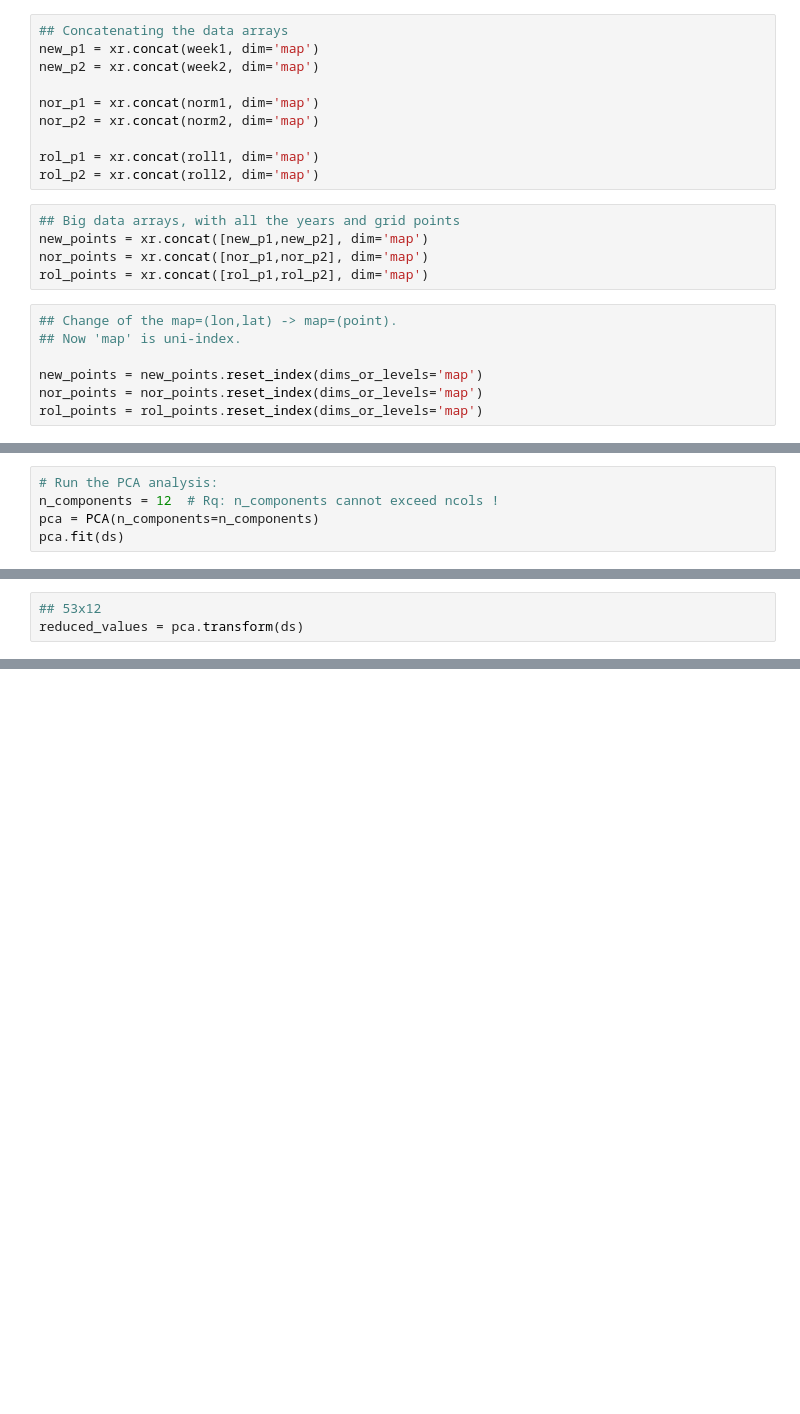
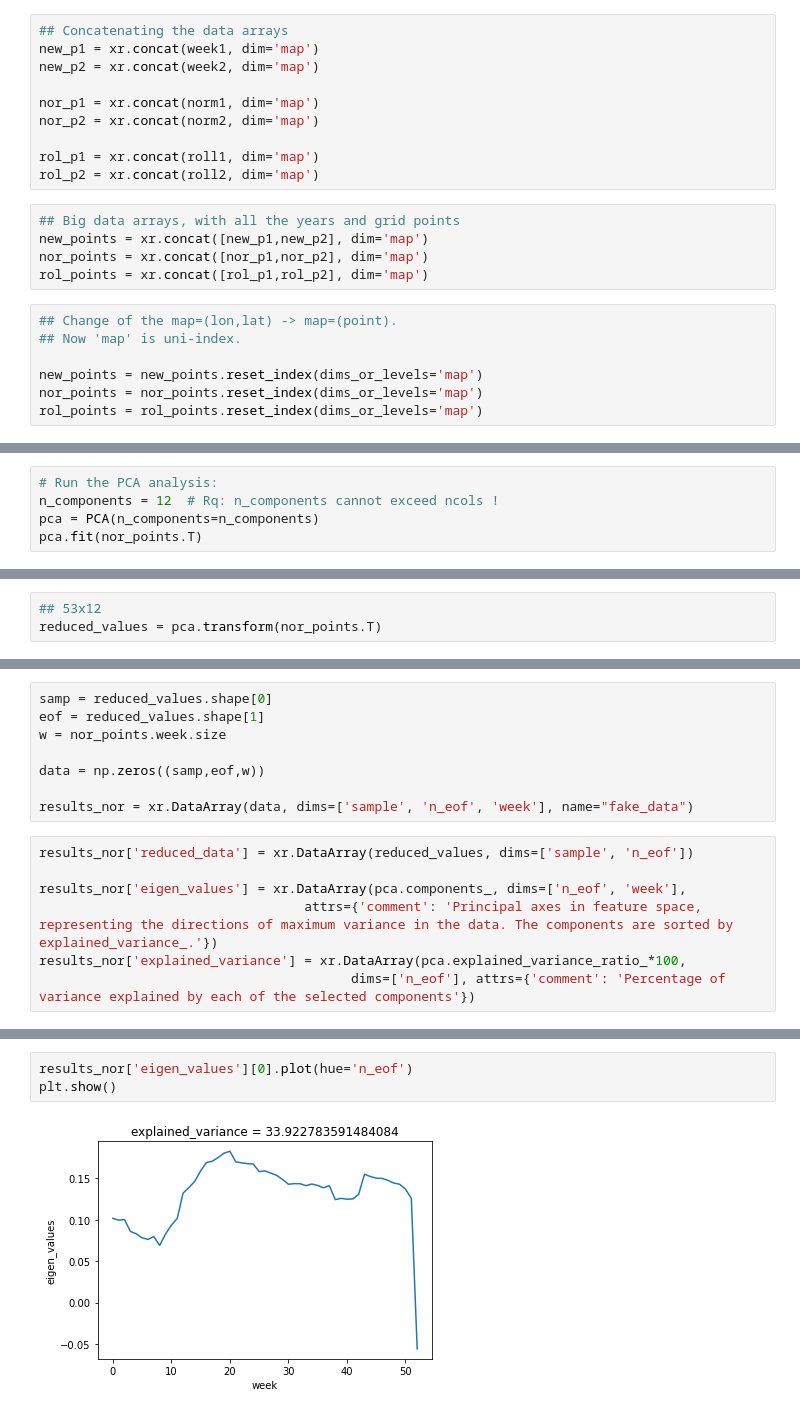
Before and after one commit to LilianG0/MLD-Project, a Jupyter notebook: Notebooks/PCA-2.ipynb, the cells around one changed output, grey strips where cells are left out. Drawn from its saved outputs; the diff is of its cells as text; blank space fills up the shorter version.

Commit message:
to save arrays

```diff
--- a/Notebooks/PCA-2.ipynb
+++ b/Notebooks/PCA-2.ipynb
@@ -427,4 +446,4 @@ This is a try with the arrays shifted, starting from minimum value
 # Run the PCA analysis:
 n_components = 12  # Rq: n_components cannot exceed ncols !
 pca = PCA(n_components=n_components)
-pca.fit(ds)
+pca.fit(nor_points.T)
@@ -433,4 +457,4 @@ print(pca.singular_values_)
 # %%
 ## 53x12
-reduced_values = pca.transform(ds)
+reduced_values = pca.transform(nor_points.T)
 # %%
@@ -448,0 +469,15 @@ print(eigenvalues.shape, reduced_data.shape, expl_variance.shape)
+# %%
+samp = reduced_values.shape[0]
+eof = reduced_values.shape[1]
+w = nor_points.week.size
+
+data = np.zeros((samp,eof,w))
+
+results_nor = xr.DataArray(data, dims=['sample', 'n_eof', 'week'], name="fake_data")
+# %%
+results_nor['reduced_data'] = xr.DataArray(reduced_values, dims=['sample', 'n_eof'])
+
+results_nor['eigen_values'] = xr.DataArray(pca.components_, dims=['n_eof', 'week'],
+                                  attrs={'comment': 'Principal axes in feature space, representing the directions of maximum variance in the data. The components are sorted by explained_variance_.'})
+results_nor['explained_variance'] = xr.DataArray(pca.explained_variance_ratio_*100,
+                                        dims=['n_eof'], attrs={'comment': 'Percentage of variance explained by each of the selected components'})
@@ -448,0 +504,5 @@ print(eigenvalues.shape, reduced_data.shape, expl_variance.shape)
+# %%
+results_nor['eigen_values'][0].plot(hue='n_eof')
+plt.show()
+# %% [output]
+[figure, added]
```
Also changed, not shown: parts of 78 cells of this notebook.
